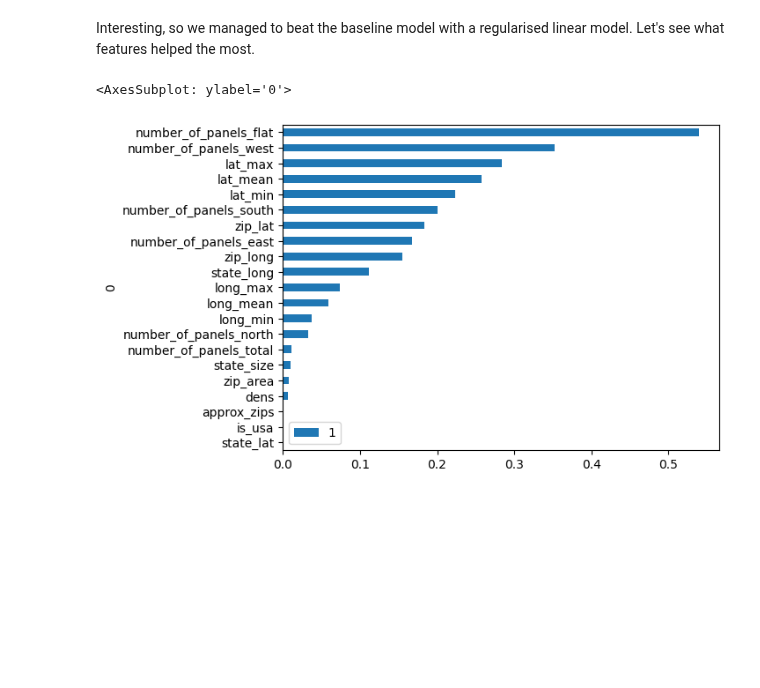
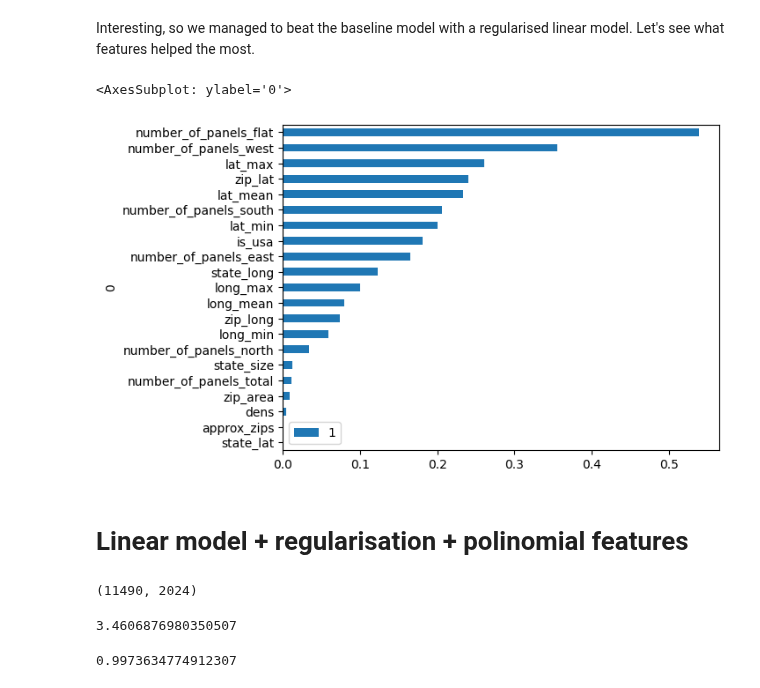
Before and after one commit to igor-cheb/mle_prep, a Jupyter notebook: geo_data_case_1/model_experiments.ipynb, the cells around one changed output. Drawn from its saved outputs; the diff is of its cells as text; code cells hidden in the pictures; blank space fills up the shorter version.

```diff
--- a/geo_data_case_1/model_experiments.ipynb
+++ b/geo_data_case_1/model_experiments.ipynb
@@ -116,7 +133,9 @@ r2_score(y_pred=y_pred, y_true=y_test)
 # %% [markdown]
 Interesting, so we managed to beat the baseline model with a regularised linear model. Let's see what features helped the most.
 # %%
-pd.DataFrame(sorted(zip(all_feats, baseline_model.coef_), key=lambda x: x[1])).set_index(0).abs().sort_values(1).plot(kind='barh')
+pd.DataFrame(zip(all_feats, baseline_model.coef_)).set_index(0).abs().sort_values(1).plot(kind='barh')
 # %% [output]
 <AxesSubplot: ylabel='0'>
-[figure, old version]
+[figure, new version]
+# %% [markdown]
+# Linear model + regularisation + polinomial features
@@ -122,0 +145,4 @@ pd.DataFrame(sorted(zip(all_feats, baseline_model.coef_), key=lambda x: x[1])).s
+# %%
+poly_data.shape
+# %% [output]
+(11490, 2024)
@@ -122,0 +154,9 @@ pd.DataFrame(sorted(zip(all_feats, baseline_model.coef_), key=lambda x: x[1])).s
+# %%
+rmse = np.sqrt(mean_squared_error(y_pred=y_pred, y_true=y_test))
+rmse
+# %% [output]
+3.4606876980350507
+# %%
+r2_score(y_pred=y_pred, y_true=y_test)
+# %% [output]
+0.9973634774912307
```
Also changed, not shown: parts of 21 cells of this notebook.
